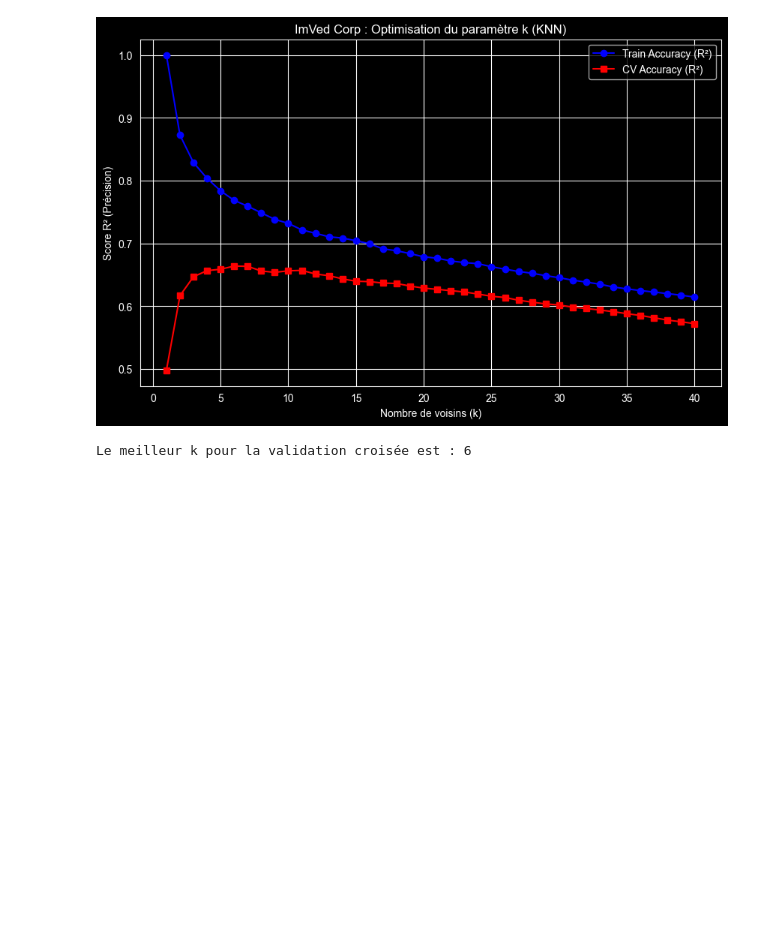
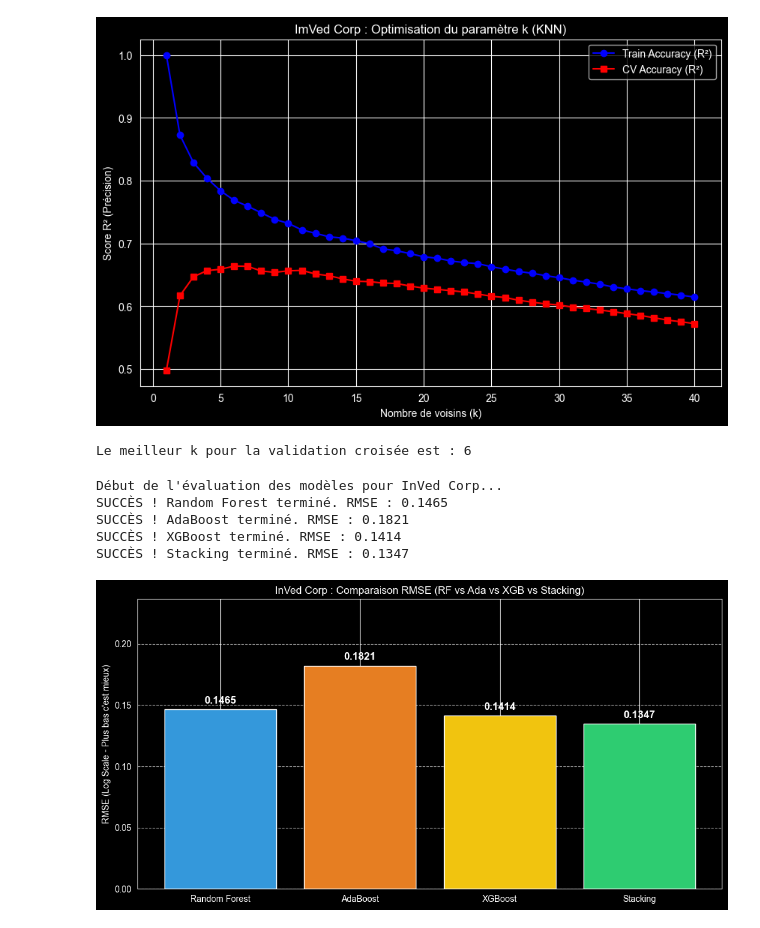
Before and after one commit to NoeBerdoz/predicting-house-prices-ml, a Jupyter notebook: predicting-houses-prices-ml.ipynb, the cells around one changed output. Cells and saved outputs as stored; diff of their text form; code cells hidden in the pictures; blank space fills up the shorter version.

Commit message:
First try with random forest, Ada- and XGBoost and Stacking (needs some cleaning)

```diff
--- a/predicting-houses-prices-ml.ipynb
+++ b/predicting-houses-prices-ml.ipynb
@@ -308,3 +308,75 @@ print(f"Le meilleur k pour la validation croisée est : {best_k}")
 # %% [output]
 [figure]
 Le meilleur k pour la validation croisée est : 6
+# %%
+from sklearn.ensemble import RandomForestRegressor, AdaBoostRegressor, StackingRegressor, GradientBoostingRegressor
+from xgboost import XGBRegressor # Ajout de XGBoost
+from sklearn.linear_model import RidgeCV
+from sklearn.metrics import mean_squared_error
+import matplotlib.pyplot as plt
+import numpy as np
+
+# --- 1. Définition des modèles ---
+
+# Modèle 1 : Random Forest (Baseline)
+rf = RandomForestRegressor(n_estimators=100, max_depth=10, random_state=42)
+
+# Modèle 2 : AdaBoost
+ada = AdaBoostRegressor(n_estimators=100, random_state=42)
+
+# Modèle 3 : XGBoost (Le nouveau challenger performant)
+xgb = XGBRegressor(n_estimators=100, learning_rate=0.05, max_depth=3, random_state=42)
+
+# Modèle 4 : Stacking (L'ensemble combiné)
+# On peut aussi ajouter XGBoost à l'intérieur du stacking pour encore plus de puissance
+estimators = [
+    ('rf', RandomForestRegressor(n_estimators=50, max_depth=10, random_state=42)),
+    ('gbr', GradientBoostingRegressor(n_estimators=100, learning_rate=0.1, max_depth=3, random_state=42)),
+    ('xgb', XGBRegressor(n_estimators=50, learning_rate=0.1, max_depth=3, random_state=42))
+]
+stack = StackingRegressor(estimators=estimators, final_estimator=RidgeCV())
+
+# --- 2. Entraînement et Évaluation ---
+
+# Ajout de XGBoost au dictionnaire
+models = {
+    'Random Forest': rf,
+    'AdaBoost': ada,
+    'XGBoost': xgb,
+    'Stacking': stack
+}
+results_rmse = {}
+
+print("Début de l'évaluation des modèles pour InVed Corp...")
+for name, model in models.items():
+    model.fit(X_train, y_train_log)
+    preds = model.predict(X_test)
+    rmse = np.sqrt(mean_squared_error(y_test_log, preds))
+    results_rmse[name] = rmse
+    print(f"SUCCÈS ! {name} terminé. RMSE : {rmse:.4f}")
+
+# --- 3. Visualisation de la performance ---
+
+plt.figure(figsize=(12, 6))
+# Mise à jour des couleurs pour inclure le 4ème modèle
+colors = ['#3498db', '#e67e22', '#f1c40f', '#2ecc71']
+bars = plt.bar(results_rmse.keys(), results_rmse.values(), color=colors)
+plt.title('InVed Corp : Comparaison RMSE (RF vs Ada vs XGB vs Stacking)')
+plt.ylabel('RMSE (Log Scale - Plus bas c\'est mieux)')
+plt.ylim(0, max(results_rmse.values()) * 1.3)
+
+# Ajout des étiquettes de score sur les barres
+for bar in bars:
+    yval = bar.get_height()
+    plt.text(bar.get_x() + bar.get_width()/2, yval + 0.005, round(yval, 4),
+             ha='center', fontweight='bold', fontsize=12)
+
+plt.grid(axis='y', linestyle='--', alpha=0.7)
+plt.show()
+# %% [output]
+Début de l'évaluation des modèles pour InVed Corp...
+SUCCÈS ! Random Forest terminé. RMSE : 0.1465
+SUCCÈS ! AdaBoost terminé. RMSE : 0.1821
+SUCCÈS ! XGBoost terminé. RMSE : 0.1414
+SUCCÈS ! Stacking terminé. RMSE : 0.1347
+[figure, added]
```
